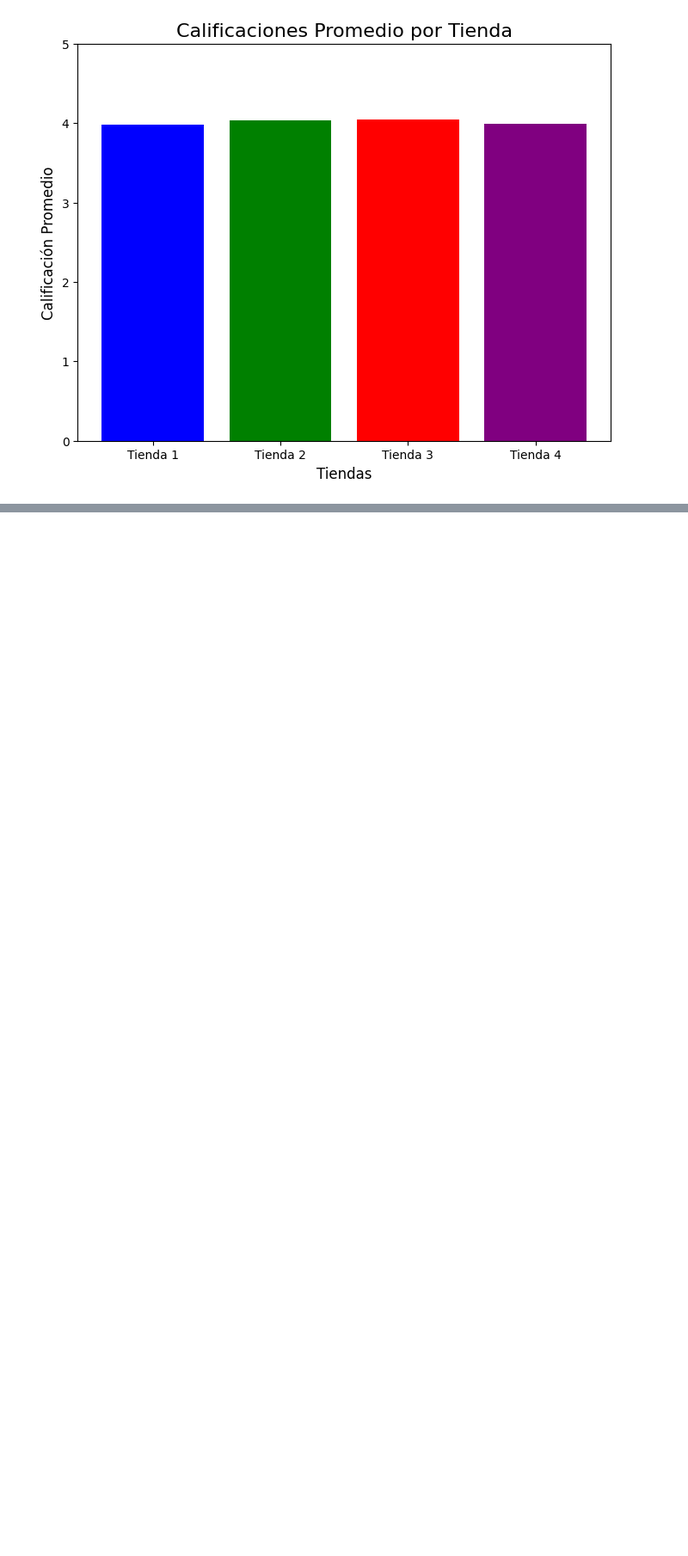
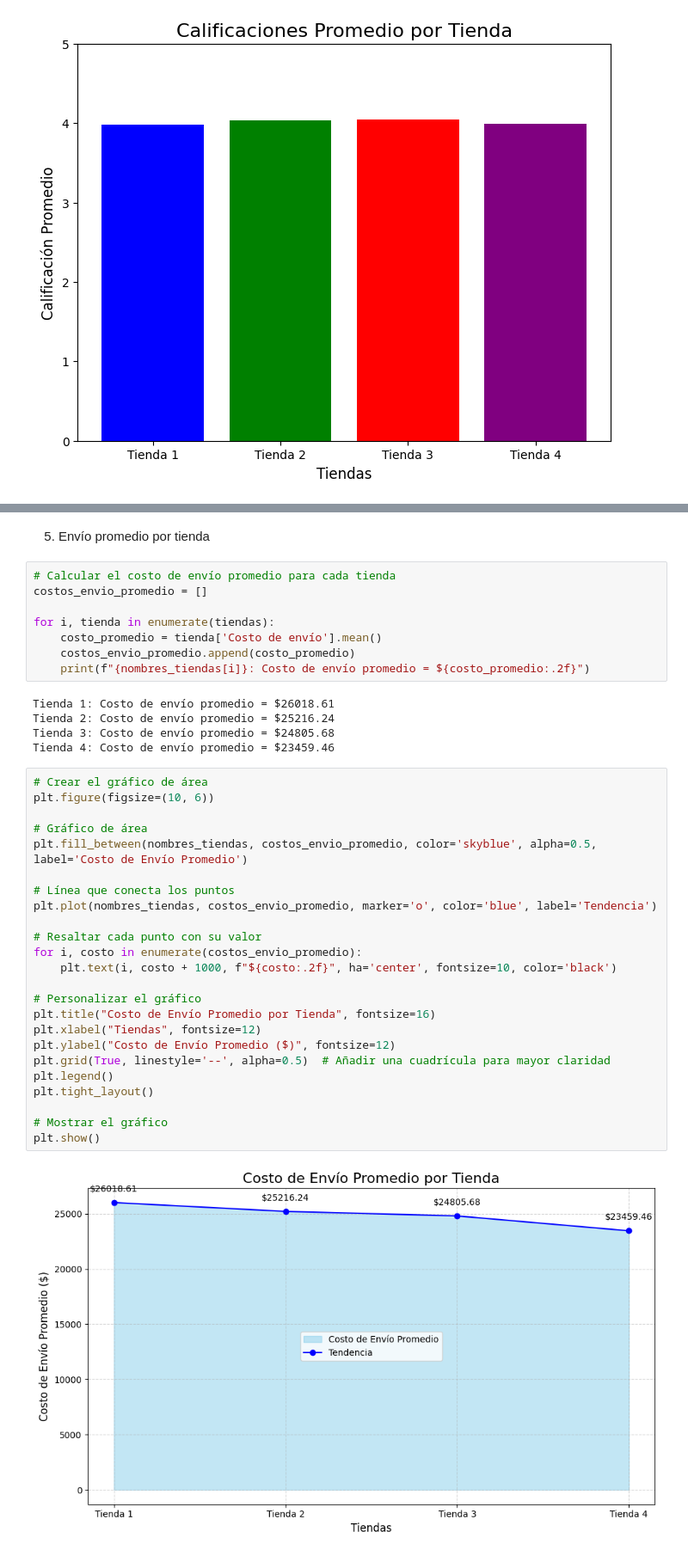
Before and after one commit to OFrancisco3/challenge-alura-store, a Jupyter notebook: AluraStoreLatam.ipynb, the cells around one changed output, grey strips where cells are left out. Shown at 86% size. Drawn from its saved outputs; the diff is of its cells as text; blank space fills up the shorter version.

```diff
--- a/AluraStoreLatam.ipynb
+++ b/AluraStoreLatam.ipynb
@@ -404,0 +492,41 @@ plt.show()
+# %% [markdown]
+5. Envío promedio por tienda
+# %%
+# Calcular el costo de envío promedio para cada tienda
+costos_envio_promedio = []
+
+for i, tienda in enumerate(tiendas):
+    costo_promedio = tienda['Costo de envío'].mean()
+    costos_envio_promedio.append(costo_promedio)
+    print(f"{nombres_tiendas[i]}: Costo de envío promedio = ${costo_promedio:.2f}")
+# %% [output]
+Tienda 1: Costo de envío promedio = $26018.61
+Tienda 2: Costo de envío promedio = $25216.24
+Tienda 3: Costo de envío promedio = $24805.68
+Tienda 4: Costo de envío promedio = $23459.46
+# %%
+# Crear el gráfico de área
+plt.figure(figsize=(10, 6))
+
+# Gráfico de área
+plt.fill_between(nombres_tiendas, costos_envio_promedio, color='skyblue', alpha=0.5, label='Costo de Envío Promedio')
+
+# Línea que conecta los puntos
+plt.plot(nombres_tiendas, costos_envio_promedio, marker='o', color='blue', label='Tendencia')
+
+# Resaltar cada punto con su valor
+for i, costo in enumerate(costos_envio_promedio):
+    plt.text(i, costo + 1000, f"${costo:.2f}", ha='center', fontsize=10, color='black')
+
+# Personalizar el gráfico
+plt.title("Costo de Envío Promedio por Tienda", fontsize=16)
+plt.xlabel("Tiendas", fontsize=12)
+plt.ylabel("Costo de Envío Promedio ($)", fontsize=12)
+plt.grid(True, linestyle='--', alpha=0.5)  # Añadir una cuadrícula para mayor claridad
+plt.legend()
+plt.tight_layout()
+
+# Mostrar el gráfico
+plt.show()
+# %% [output]
+[figure, added]
```
Also changed, not shown: parts of 6 cells of this notebook.
